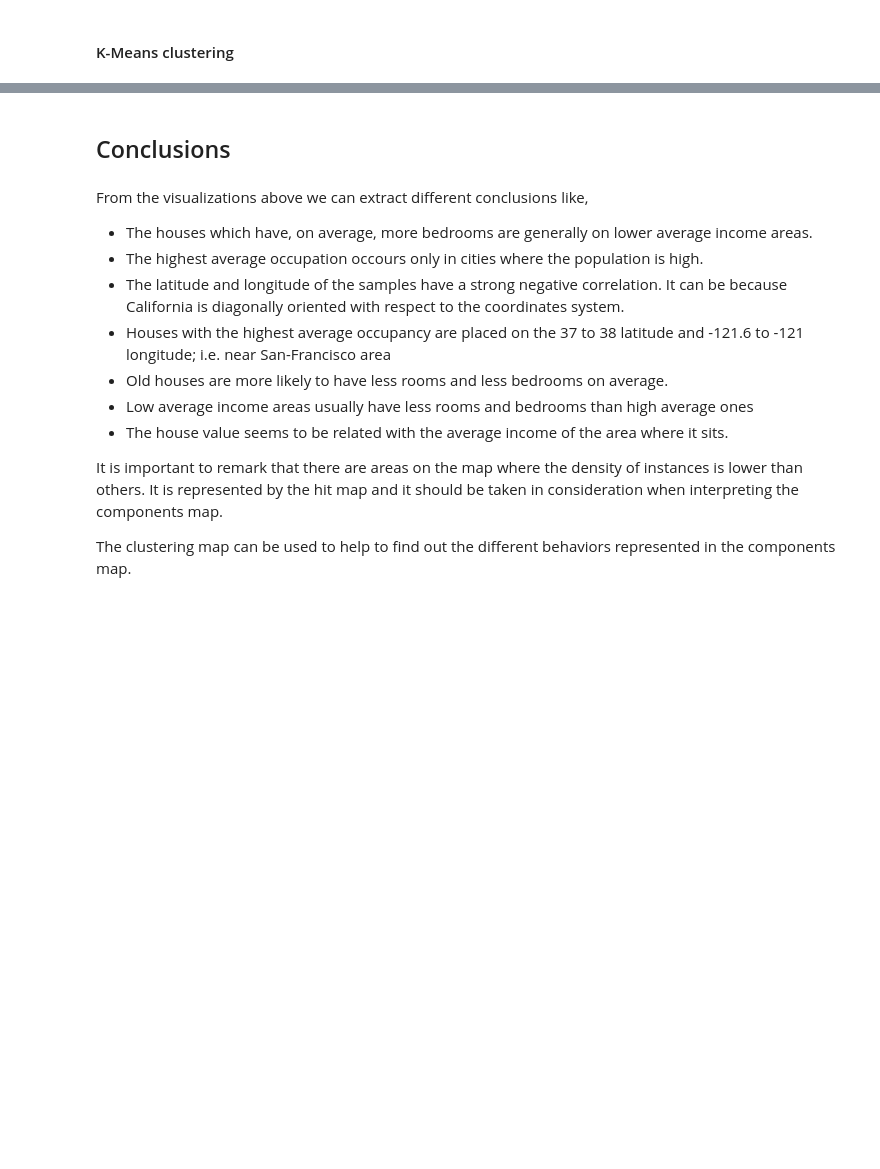
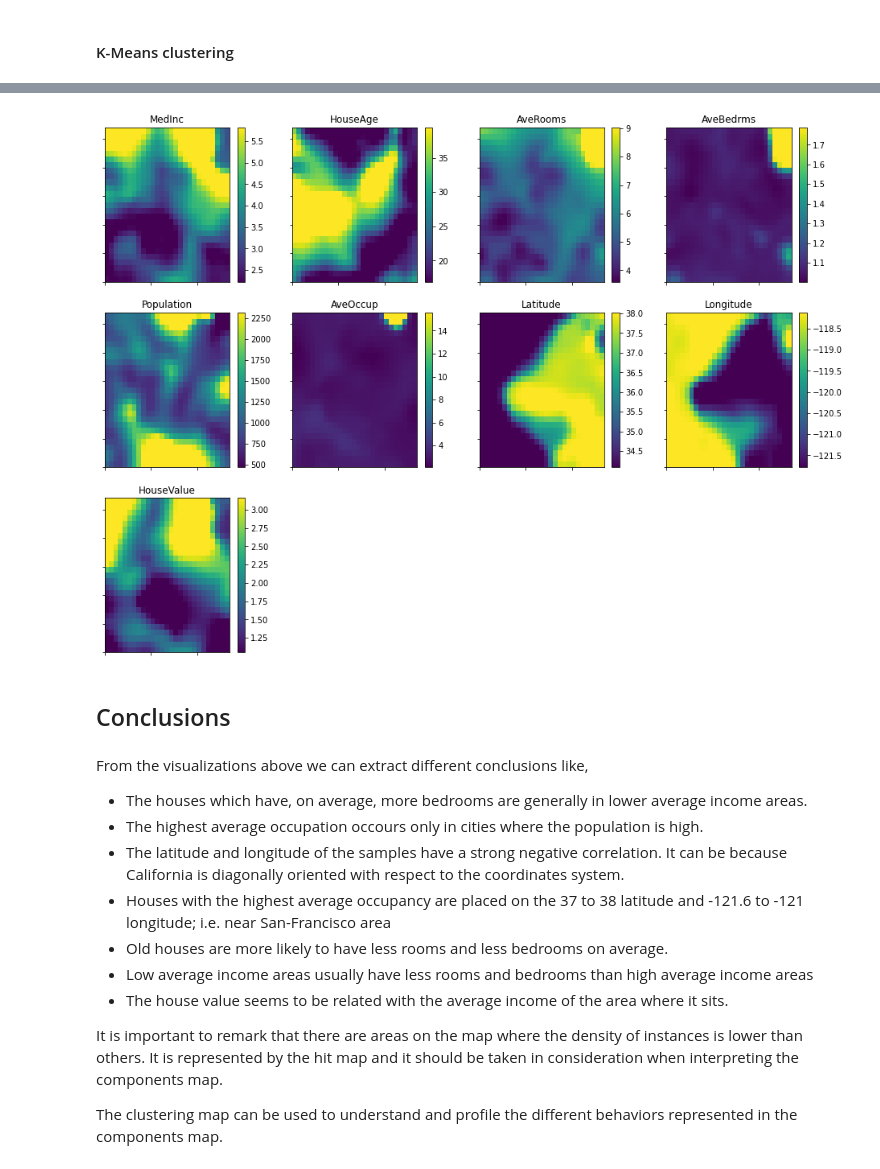
Before and after one commit to jdickson99/SOMPY, a Jupyter notebook: sompy/examples/california_housing_rectangular_grid.ipynb, the cells around one changed output, grey strips where cells are left out. Saved outputs shown, nothing was run; the diff lists cells and outputs as text; code cells hidden in the pictures; blank space fills up the shorter version.

```diff
--- a/sompy/examples/california_housing_rectangular_grid.ipynb
+++ b/sompy/examples/california_housing_rectangular_grid.ipynb
@@ -141,15 +132,21 @@ a=hits.show(sm, labelsize=12)
+# %%
+
+view2D  = View2D(10,10,"rand data",text_size=10)
+view2D.show(sm, col_sz=4, which_dim="all", denormalize=True)
+# %% [output]
+[figure, added]
 # %% [markdown]
 ## Conclusions
 # %% [markdown]
 From the visualizations above we can extract different conclusions like,
-- The houses which have, on average, more bedrooms are generally on lower average income areas.
+- The houses which have, on average, more bedrooms are generally in lower average income areas.
 - The highest average occupation occours only in cities where the population is high.
 - The latitude and longitude of the samples have a strong negative correlation. It can be because California is diagonally oriented with respect to the coordinates system.
 - Houses with the highest average occupancy are placed on the 37 to 38 latitude and -121.6 to -121 longitude; i.e. near San-Francisco area
 - Old houses are more likely to have less rooms and less bedrooms on average.
-- Low average income areas usually have less rooms and bedrooms than high average ones
+- Low average income areas usually have less rooms and bedrooms than high average income areas
 - The house value seems to be related with the average income of the area where it sits.
 
 It is important to remark that there are areas on the map where the density of instances is lower than others. It is represented by the hit map and it should be taken in consideration when interpreting the components map.
 
-The clustering map can be used to help to find out the different behaviors represented in the components map.
+The clustering map can be used to understand and profile the different behaviors represented in the components map.
```
Also changed, not shown: parts of 7 cells of this notebook.
